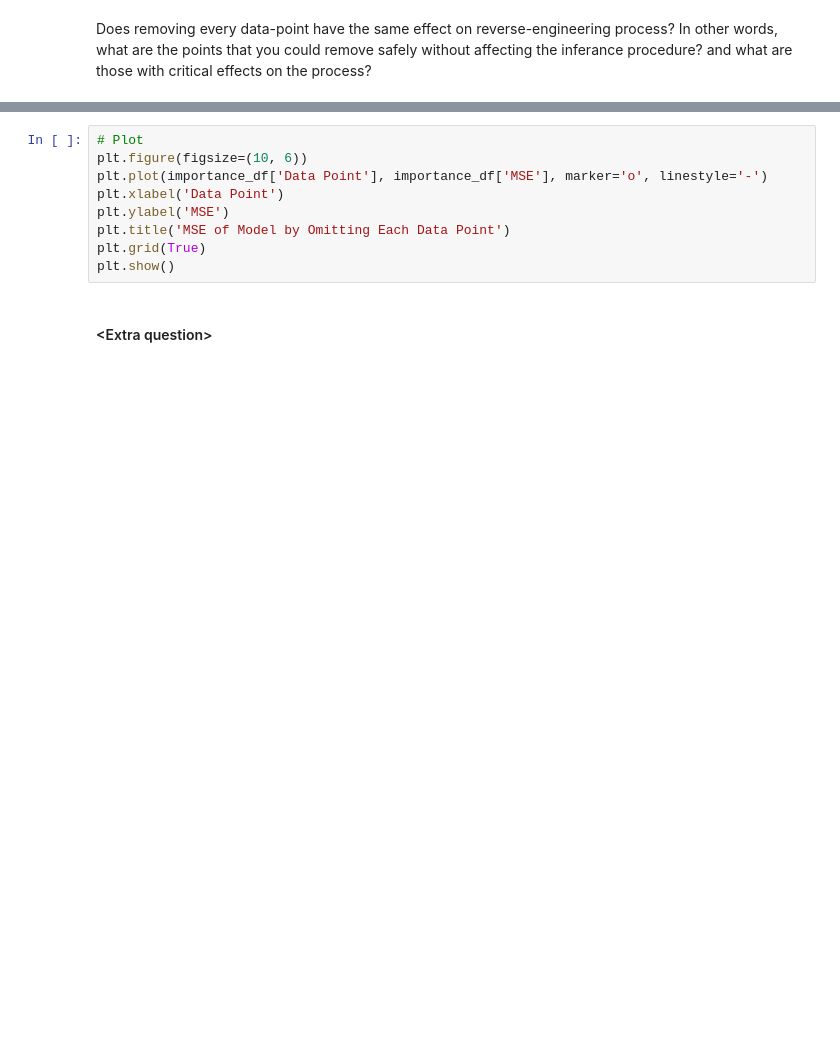
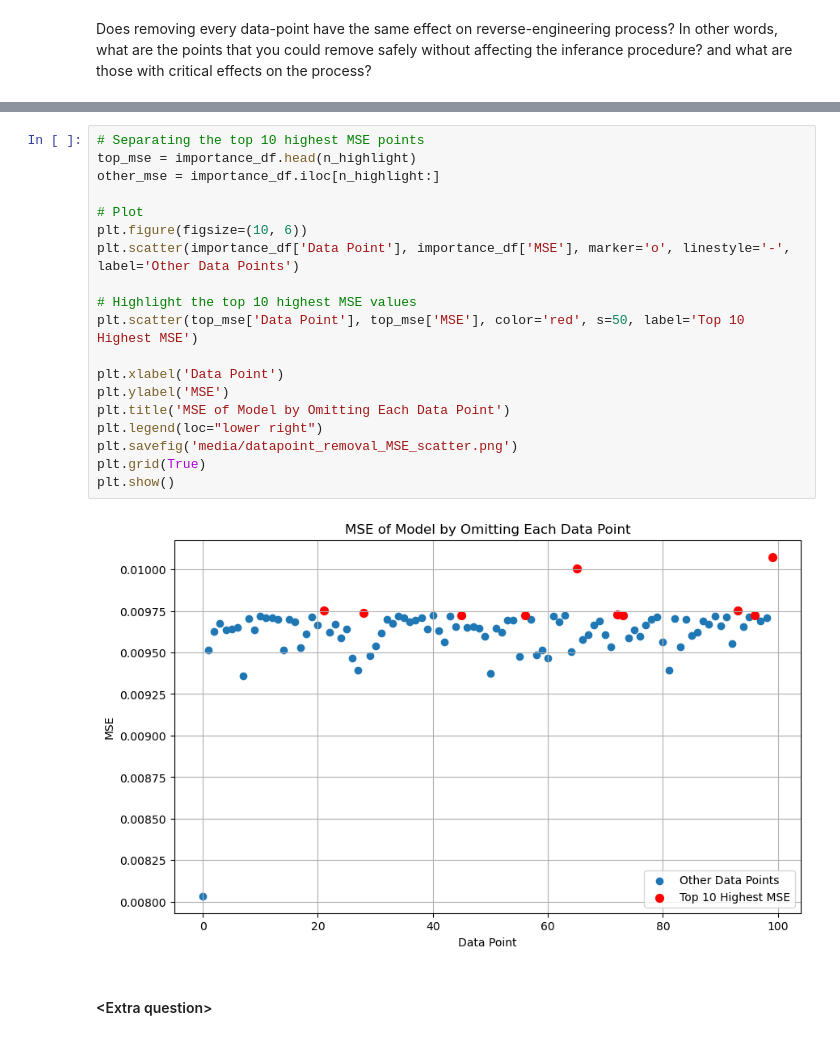
Before and after one commit to jonas4climate/ss-assignment-3, a Jupyter notebook: CalvinLaw_11306734_RaymondZhang_14865904_JonasSchaefer_14039982_3.ipynb, the cells around one changed output, grey strips where cells are left out. Saved outputs shown, nothing was run; the diff lists cells and outputs as text; blank space fills up the shorter version.

```diff
--- a/CalvinLaw_11306734_RaymondZhang_14865904_JonasSchaefer_14039982_3.ipynb
+++ b/CalvinLaw_11306734_RaymondZhang_14865904_JonasSchaefer_14039982_3.ipynb
@@ -425,11 +438,23 @@ plt.show()
 # %%
+# Separating the top 10 highest MSE points
+top_mse = importance_df.head(n_highlight)
+other_mse = importance_df.iloc[n_highlight:]
+
 # Plot
 plt.figure(figsize=(10, 6))
-plt.plot(importance_df['Data Point'], importance_df['MSE'], marker='o', linestyle='-')
+plt.scatter(importance_df['Data Point'], importance_df['MSE'], marker='o', linestyle='-', label='Other Data Points')
+
+# Highlight the top 10 highest MSE values
+plt.scatter(top_mse['Data Point'], top_mse['MSE'], color='red', s=50, label='Top 10 Highest MSE')
+
 plt.xlabel('Data Point')
 plt.ylabel('MSE')
 plt.title('MSE of Model by Omitting Each Data Point')
+plt.legend(loc="lower right")
+plt.savefig('media/datapoint_removal_MSE_scatter.png')
 plt.grid(True)
 plt.show()
+# %% [output]
+[figure, added]
 # %% [markdown]
 #### \<Extra question\>
```
Also changed, not shown: parts of 7 cells of this notebook.
